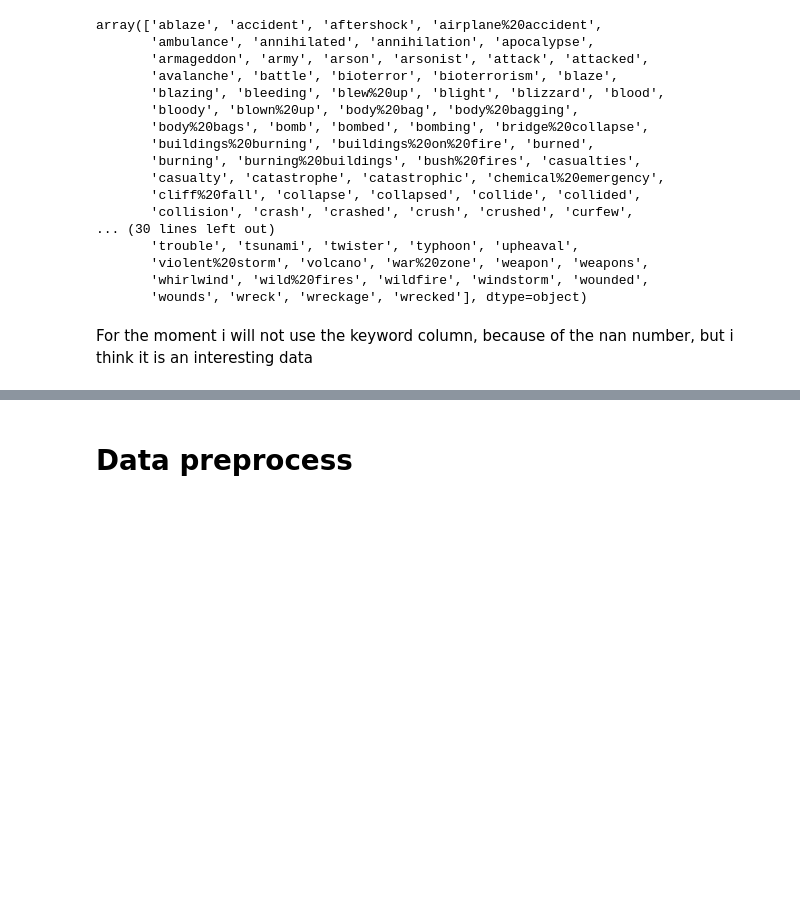
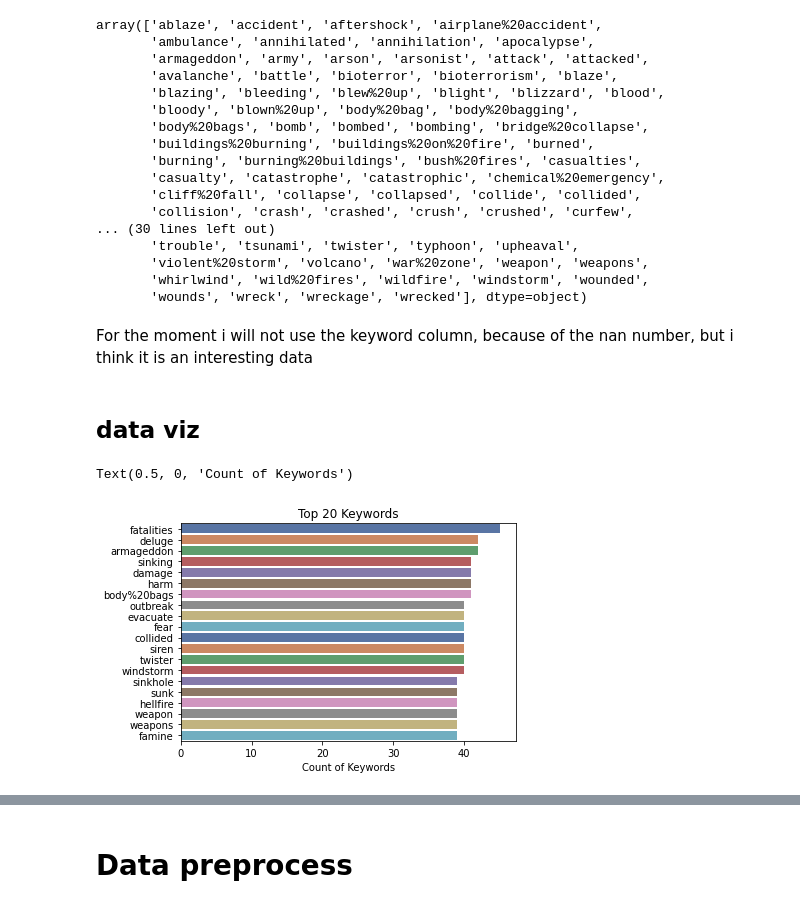
Before and after one commit to BotMaximeDupouy/kaggle_challenges, a Jupyter notebook: nlp_disasters_tweeter/nlp_kaggle_challenge.ipynb, the cells around one changed output, grey strips where cells are left out. Cells and saved outputs as stored; diff of their text form; code cells hidden in the pictures; blank space fills up the shorter version.

```diff
--- a/nlp_disasters_tweeter/nlp_kaggle_challenge.ipynb
+++ b/nlp_disasters_tweeter/nlp_kaggle_challenge.ipynb
@@ -13,8 +18,9 @@ from tensorflow.keras.preprocessing.text import Tokenizer
 # %% [markdown]
 # Load Data
 # %%
-path = "data/train.csv"
-df = pd.read_csv(path)
+path = "../data/train.csv"
+data = pd.read_csv(path)
+df = data.copy()
 df.head()
 # %% [output]
 |  | id | keyword | location | text | target |
@@ -72,4 +78,4 @@ Lets drop location and id columns and explore keyword column
 # %%
 df_copy = df.copy()
 # %%
-df_copy.drop(columns=['location', 'id'], inplace=True)
+df_copy.drop(columns=['id'], inplace=True)
@@ -103,3 +107,13 @@ array(['ablaze', 'accident', 'aftershock', 'airplane%20accident',
        'wounds', 'wreck', 'wreckage', 'wrecked'], dtype=object)
 # %% [markdown]
 For the moment i will not use the keyword column, because of the nan number, but i think it is an interesting data
+# %% [markdown]
+## data viz
+# %%
+chains=df_copy['keyword'].value_counts()[:20]
+sns.barplot(x=chains,y=chains.index,palette='deep')
+plt.title("Top 20 Keywords")
+plt.xlabel("Count of Keywords")
+# %% [output]
+Text(0.5, 0, 'Count of Keywords')
+[figure, added]
```
Also changed, not shown: parts of 91 cells of this notebook, 3 other files.
